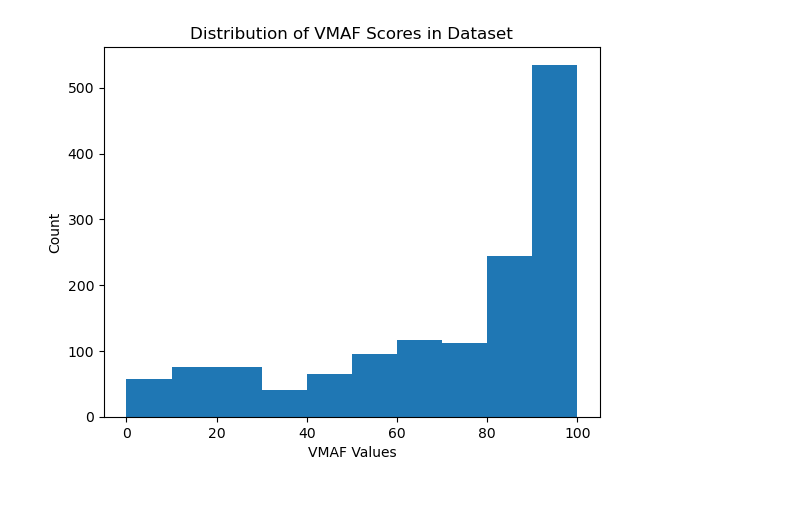
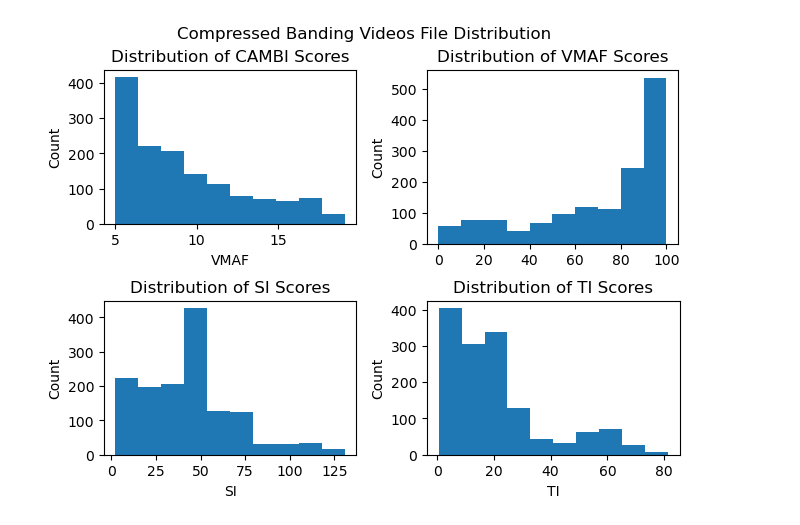
Before and after one commit to nwaliv/MAIProject, a Jupyter notebook: datasetDistributions.ipynb, the cells around one changed output. Saved outputs shown, nothing was run; the diff lists cells and outputs as text; code cells hidden in the pictures; blank space fills up the shorter version.

```diff
--- a/datasetDistributions.ipynb
+++ b/datasetDistributions.ipynb
@@ -50,11 +10,42 @@ Name: CAMBI, Length: 1419, dtype: float64
-# %%
-vmafScores = df.iloc[:,10]
-fig = plt.figure()
-ax = fig.add_subplot()
-
-ax.hist(vmafScores)
-ax.set_xlabel("VMAF Values"); ax.set_ylabel("Count")
-ax.set_title("Distribution of VMAF Scores in Dataset")
-plt.show()
-# %% [output]
-[figure, removed]
+# %%
+cambiScores = df.iloc[:,9]
+#print(cambiScores)
+vmafScores = df.iloc[:,10]
+#print(vmafScores)
+SIScores = df.iloc[:,14]
+#print(SIScores)
+TIScores = df.iloc[:,15]
+#print(TIScores)
+# %%
+fig = plt.figure(constrained_layout=True)
+Gridspec = gridspec.GridSpec(nrows=2,ncols=2,figure=fig)
+
+subfigure_1 = fig.add_subfigure(Gridspec[0,0])
+subplots_1 = subfigure_1.subplots(1,1)
+subplots_1.hist(cambiScores)
+subplots_1.set_xlabel("CAMBI"); subplots_1.set_ylabel("Count")
+subplots_1.set_title("Distribution of CAMBI Scores")
+
+subfigure_2 = fig.add_subfigure(Gridspec[0,1])
+subplots_2 = subfigure_2.subplots(1,1)
+subplots_2.hist(vmafScores)
+subplots_1.set_xlabel("VMAF"); subplots_2.set_ylabel("Count")
+subplots_2.set_title("Distribution of VMAF Scores")
+
+subfigure_3 = fig.add_subfigure(Gridspec[1,0])
+subplots_3 = subfigure_3.subplots(1,1)
+subplots_3.hist(SIScores)
+subplots_3.set_xlabel("SI"); subplots_3.set_ylabel("Count")
+subplots_3.set_title("Distribution of SI Scores")
+
+subfigure_4 = fig.add_subfigure(Gridspec[1,1])
+subplots_4 = subfigure_4.subplots(1,1)
+subplots_4.hist(TIScores)
+subplots_4.set_xlabel("TI"); subplots_4.set_ylabel("Count")
+subplots_4.set_title("Distribution of TI Scores")
+
+fig.suptitle("Compressed Banding Videos File Distribution")
+
+plt.show()
+# %% [output]
+[figure, added]
```
Also changed, not shown: parts of 8 cells of this notebook, 5 other files.
